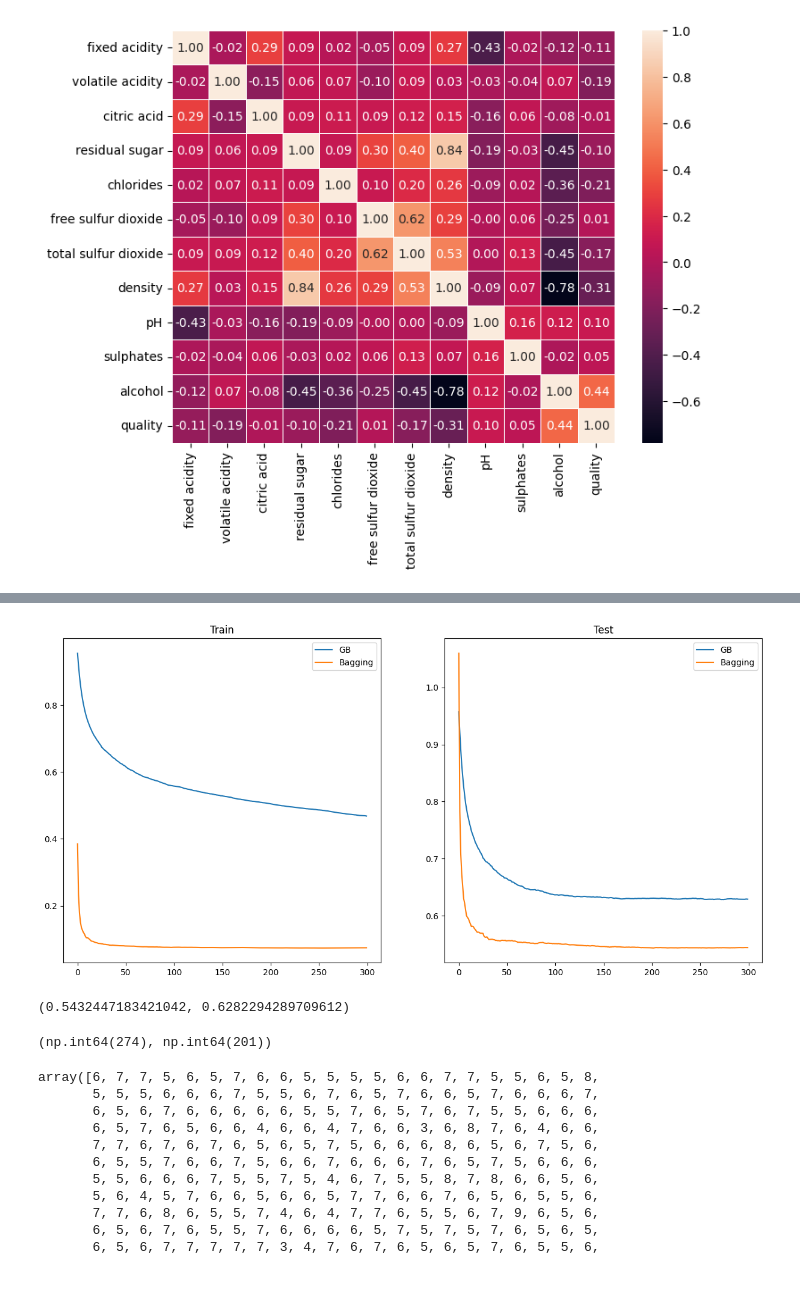
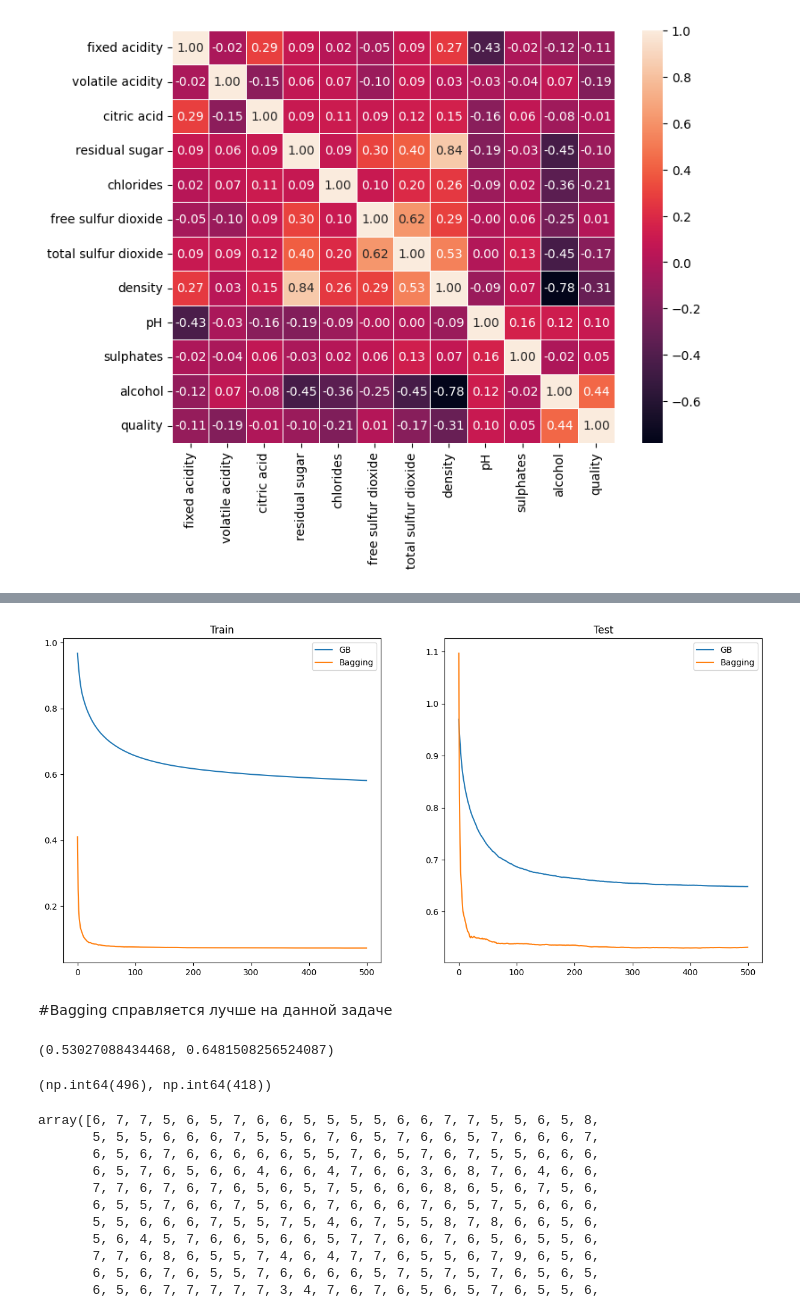
Before and after one commit to a108petrischev-cell/ML, a Jupyter notebook: GB/gb.ipynb, the cells around one changed output, grey strips where cells are left out. Saved outputs shown, nothing was run; the diff lists cells and outputs as text; code cells hidden in the pictures; blank space fills up the shorter version.

```diff
--- a/GB/gb.ipynb
+++ b/GB/gb.ipynb
@@ -100,50 +103,52 @@ X = df.drop('quality', axis=1)
 Y = df['quality']
 X_train, X_test, Y_train, Y_test = train_test_split(X, Y, train_size=0.5, test_size=0.5)
 
-MAX_ESTIMATORS = 300
+MAX_ESTIMATORS = 500
 
 # BAGGING
-gbclf = BaggingRegressor(warm_start=True)
+br = BaggingRegressor(warm_start=True)
 err_train_bag = []
 err_test_bag = []
 for i in range(1, MAX_ESTIMATORS+1):
-    gbclf.n_estimators = i
-    gbclf.fit(X_train, Y_train)
-    err_train_bag.append(1 - gbclf.score(X_train, Y_train))
-    err_test_bag.append(1 - gbclf.score(X_test, Y_test))
+    br.n_estimators = i
+    br.fit(X_train, Y_train)
+    err_train_bag.append(1 - br.score(X_train, Y_train))
+    err_test_bag.append(1 - br.score(X_test, Y_test))
 
 # GB
-gbclf = GradientBoostingRegressor(warm_start=True, max_depth=2, learning_rate=0.1)
+gbclf = GradientBoostingRegressor(warm_start=True, max_depth=1, learning_rate=0.1)
 err_train_gb = []
 err_test_gb = []
 for i in range(1, MAX_ESTIMATORS+1):
     gbclf.n_estimators = i
     gbclf.fit(X_train, Y_train)
     err_train_gb.append(1 - gbclf.score(X_train, Y_train))
     err_test_gb.append(1 - gbclf.score(X_test, Y_test))
 
 plt.figure(figsize=(10, 4))
 plt.subplot(1, 2, 1)
 plt.plot(err_train_gb, label='GB')
 plt.plot(err_train_bag, label='Bagging')
 plt.legend()
 plt.title('Train')
 plt.subplot(1, 2, 2)
 plt.plot(err_test_gb, label='GB')
 plt.plot(err_test_bag, label='Bagging')
 plt.legend()
 plt.title('Test')
 plt.gcf().set_size_inches(15,7)
 # %% [output]
-[figure, old version]
+[figure, new version]
+# %% [markdown]
+#Bagging справляется лучше на данной задаче
 # %%
 min(err_test_bag), min(err_test_gb)
 # %% [output]
-(0.5432447183421042, 0.6282294289709612)
+(0.53027088434468, 0.6481508256524087)
 # %%
 np.argmin(err_test_gb), np.argmin(err_test_bag),
 # %% [output]
-(np.int64(274), np.int64(201))
+(np.int64(496), np.int64(418))
 # %%
 X = df.drop('quality', axis=1).values
 y = df['quality'].values
```
Also changed, not shown: parts of 11 cells of this notebook, 5 other files.
